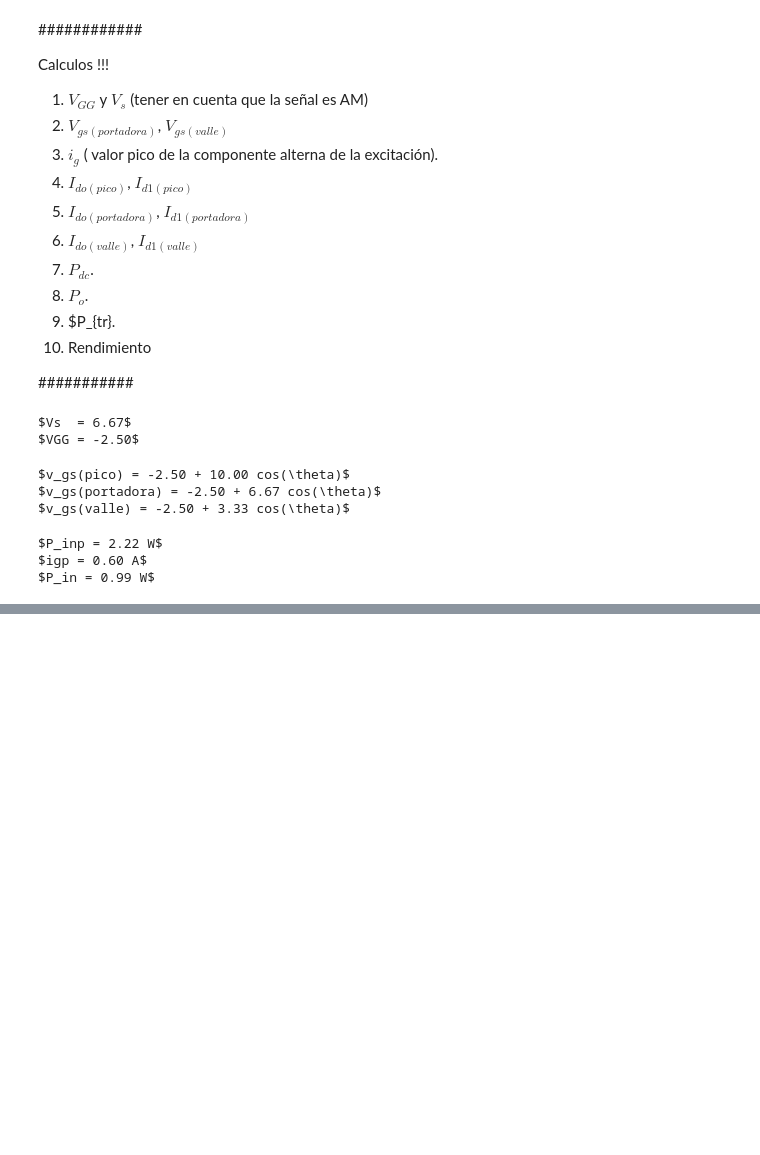
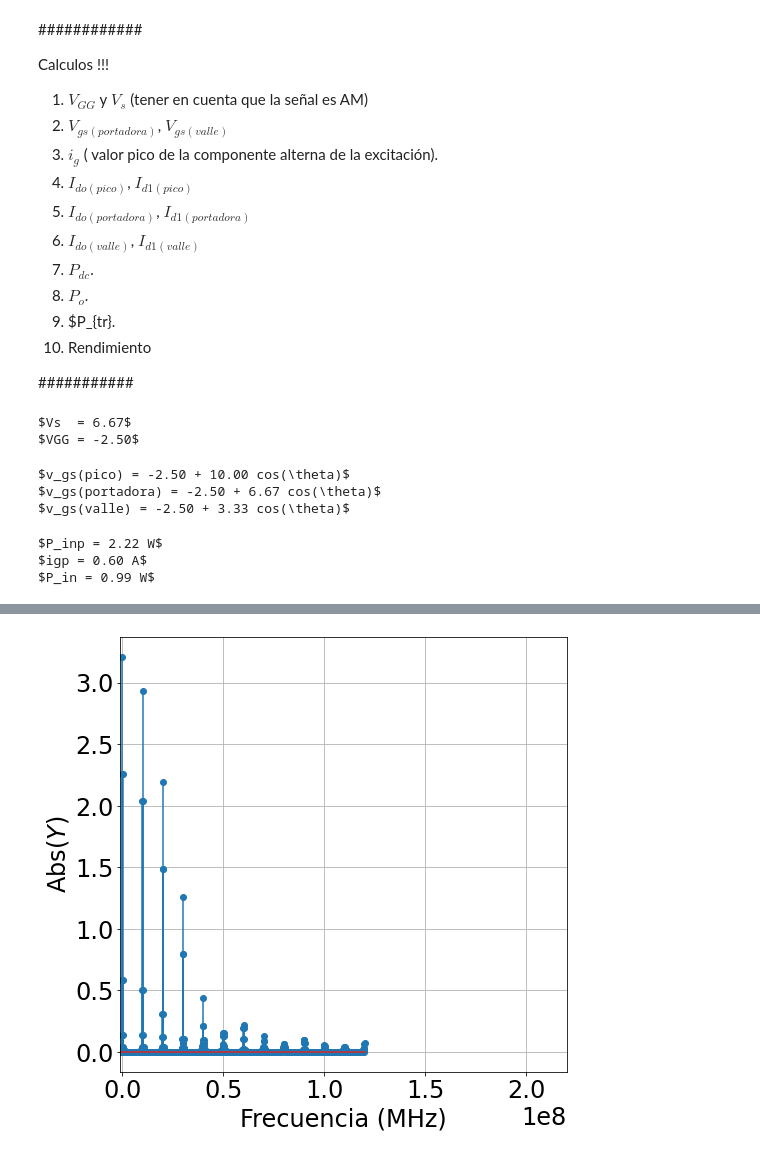
Before and after one commit to eaiii-frba-utn/2020, a Jupyter notebook: 6_Amplificadores_potencia/Ejercicios/Ejercicio5_ClaseC_120_AM_plots.ipynb, the cells around one changed output, grey strips where cells are left out. Saved outputs shown, nothing was run; the diff lists cells and outputs as text; code cells hidden in the pictures; blank space fills up the shorter version.

```diff
--- a/6_Amplificadores_potencia/Ejercicios/Ejercicio5_ClaseC_120_AM_plots.ipynb
+++ b/6_Amplificadores_potencia/Ejercicios/Ejercicio5_ClaseC_120_AM_plots.ipynb
@@ -266,0 +267,9 @@ plt.show()
+# %%
+plt.stem(frq, np.abs(Fam)*2 )
+plt.xlim(-1e6, 220e6)
+plt.xlabel('Frecuencia (MHz)')
+plt.ylabel('Abs($Y$)')
+plt.grid()
+plt.show()
+# %% [output]
+[figure, added]
```
Also changed, not shown: parts of 3 cells of this notebook, 7 other files.
